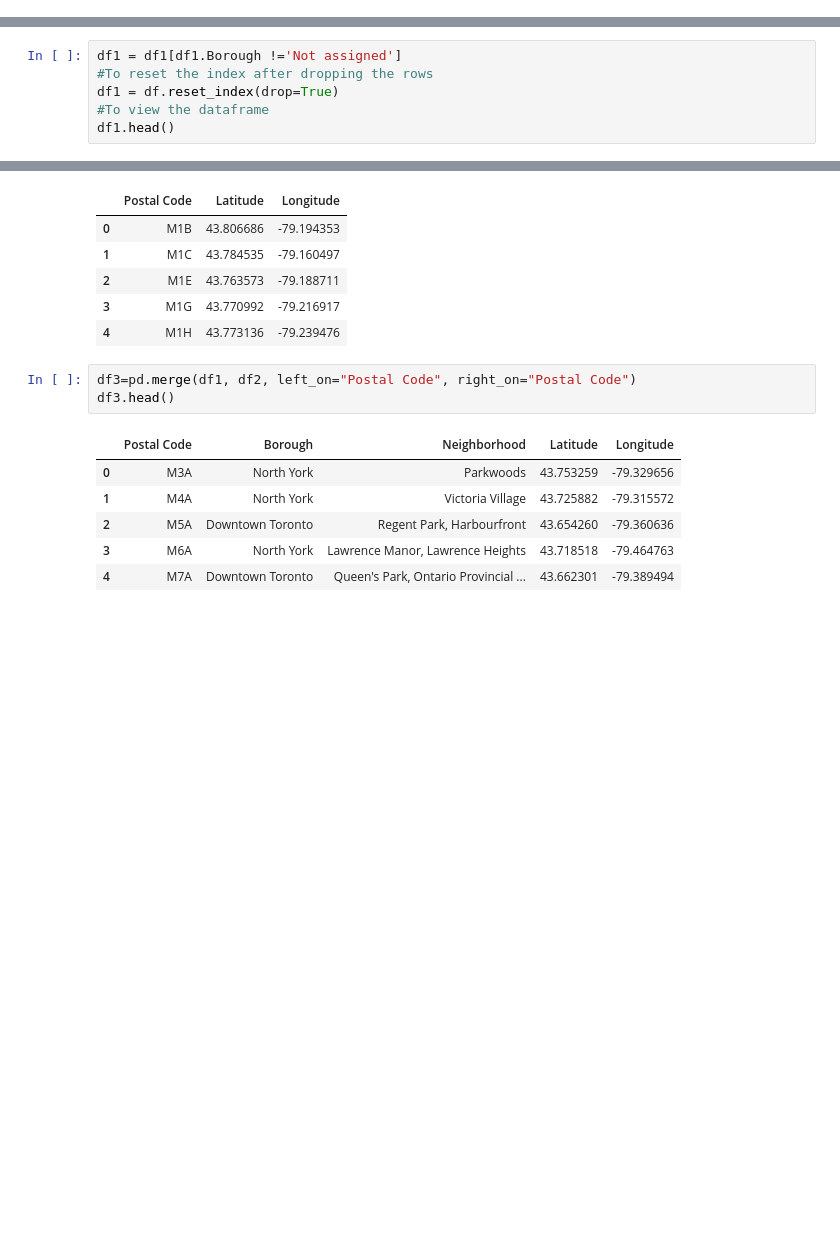
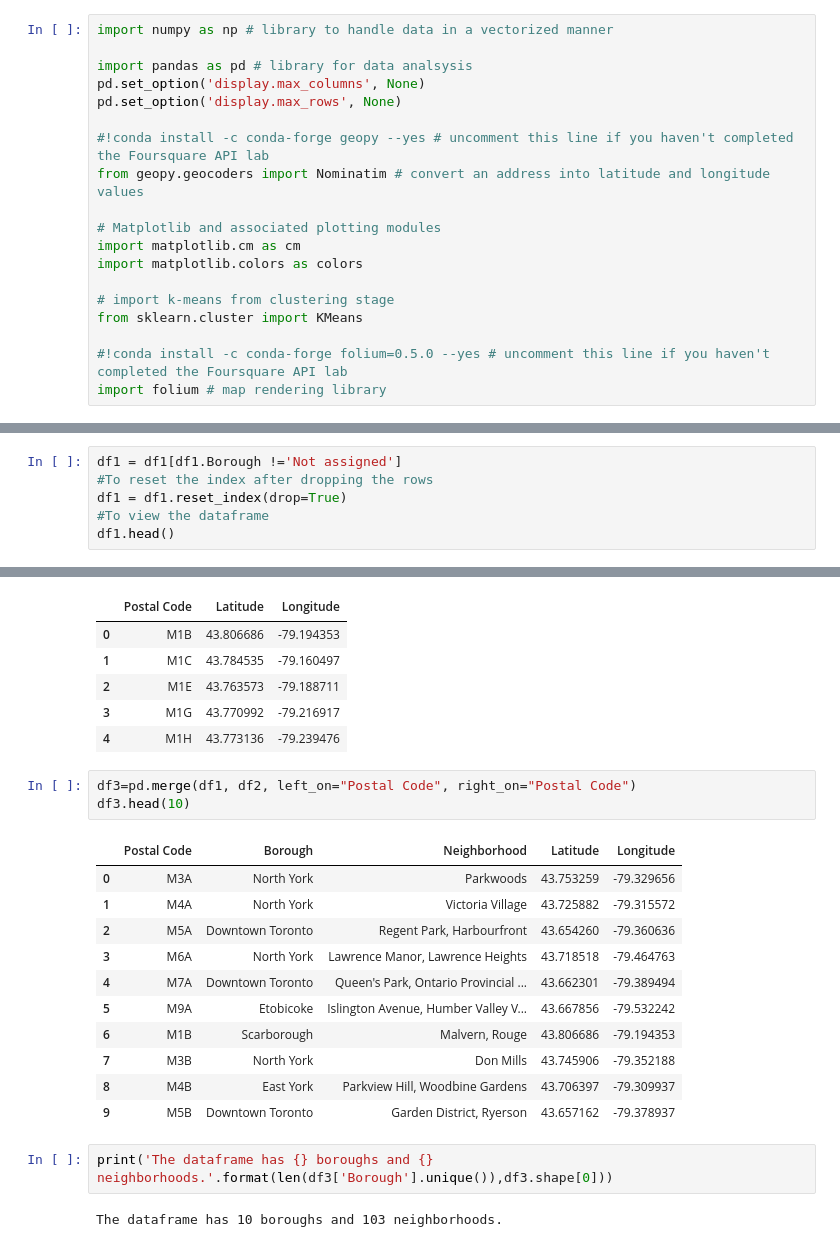
Before and after one commit to lamamouk/Capstone-Project, a Jupyter notebook: Segmenting and Clustering Neighborhoods.ipynb, the cells around one changed output, grey strips where cells are left out. Drawn from its saved outputs; the diff is of its cells as text; blank space fills up the shorter version.

```diff
--- a/Segmenting and Clustering Neighborhoods.ipynb
+++ b/Segmenting and Clustering Neighborhoods.ipynb
@@ -8,3 +5,22 @@ import pandas as pd # library for data analsysis
+# %%
+import numpy as np # library to handle data in a vectorized manner
+
+import pandas as pd # library for data analsysis
+pd.set_option('display.max_columns', None)
+pd.set_option('display.max_rows', None)
+
+#!conda install -c conda-forge geopy --yes # uncomment this line if you haven't completed the Foursquare API lab
+from geopy.geocoders import Nominatim # convert an address into latitude and longitude values
+
+# Matplotlib and associated plotting modules
+import matplotlib.cm as cm
+import matplotlib.colors as colors
+
+# import k-means from clustering stage
+from sklearn.cluster import KMeans
+
+#!conda install -c conda-forge folium=0.5.0 --yes # uncomment this line if you haven't completed the Foursquare API lab
+import folium # map rendering library
 # %% [markdown]
 ### Load and explore the Toronto data
 # %%
@@ -16,7 +32,7 @@ df1= pd.DataFrame(table[0]) #need to output the first list as read_html grabs mo
 # %%
 df1 = df1[df1.Borough !='Not assigned']
 #To reset the index after dropping the rows
-df1 = df.reset_index(drop=True)
+df1 = df1.reset_index(drop=True)
 #To view the dataframe
 df1.head()
 # %% [output]
@@ -45,11 +61,20 @@ df2.head()
 | 4 | M1H | 43.773136 | -79.239476 |
 # %%
 df3=pd.merge(df1, df2, left_on="Postal Code", right_on="Postal Code")
-df3.head()
+df3.head(10)
 # %% [output]
 |  | Postal Code | Borough | Neighborhood | Latitude | Longitude |
 | 0 | M3A | North York | Parkwoods | 43.753259 | -79.329656 |
 | 1 | M4A | North York | Victoria Village | 43.725882 | -79.315572 |
 | 2 | M5A | Downtown Toronto | Regent Park, Harbourfront | 43.654260 | -79.360636 |
 | 3 | M6A | North York | Lawrence Manor, Lawrence Heights | 43.718518 | -79.464763 |
 | 4 | M7A | Downtown Toronto | Queen's Park, Ontario Provincial ... | 43.662301 | -79.389494 |
+| 5 | M9A | Etobicoke | Islington Avenue, Humber Valley V... | 43.667856 | -79.532242 |
+| 6 | M1B | Scarborough | Malvern, Rouge | 43.806686 | -79.194353 |
+| 7 | M3B | North York | Don Mills | 43.745906 | -79.352188 |
+| 8 | M4B | East York | Parkview Hill, Woodbine Gardens | 43.706397 | -79.309937 |
+| 9 | M5B | Downtown Toronto | Garden District, Ryerson | 43.657162 | -79.378937 |
+# %%
+print('The dataframe has {} boroughs and {} neighborhoods.'.format(len(df3['Borough'].unique()),df3.shape[0]))
+# %% [output]
+The dataframe has 10 boroughs and 103 neighborhoods.
```
Also changed, not shown: parts of 40 cells of this notebook.
